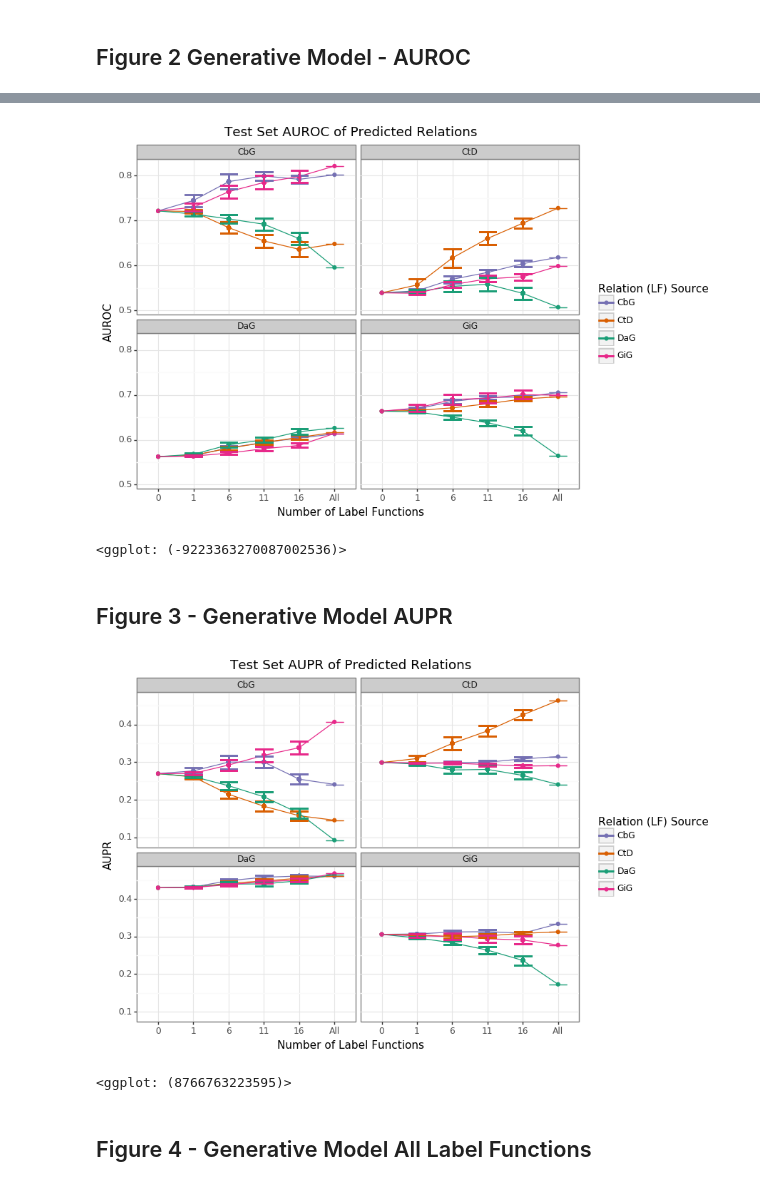
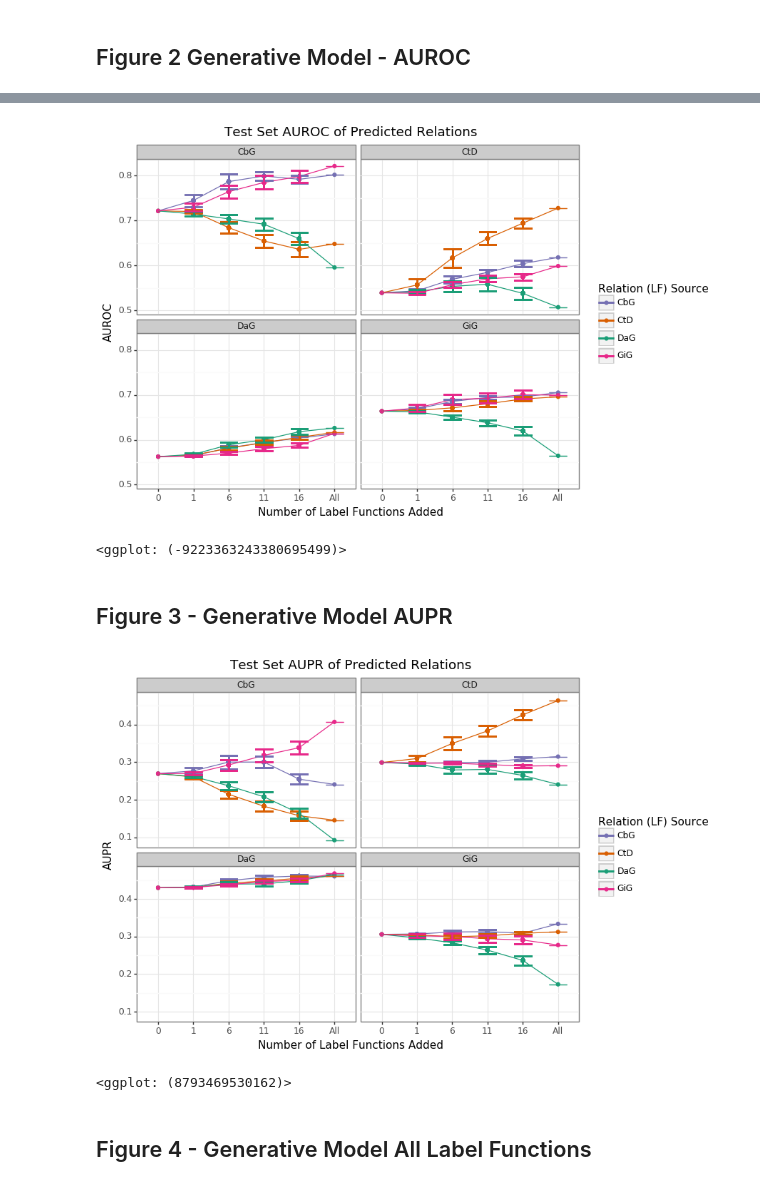
Before and after one commit to greenelab/snorkeling-full-text, a Jupyter notebook: figure_generation/01_figure_generation.ipynb, the cells around one changed output, grey strips where cells are left out. Drawn from its saved outputs; the diff is of its cells as text; code cells hidden in the pictures.

```diff
--- a/figure_generation/01_figure_generation.ipynb
+++ b/figure_generation/01_figure_generation.ipynb
@@ -54,37 +59,38 @@ gen_model_performance_df >> ply.slice_rows(10)
 # %%
 g = (
     p9.ggplot(
         gen_model_performance_df
         >> ply.query("data_source=='abstract'")
         >> ply.query("model=='test'")
     )
     + p9.aes(
         x="lf_num",
         y="auroc_mean",
         ymin="auroc_lower_ci",
         ymax="auroc_upper_ci",
         group="label_source",
         color="label_source",
     )
     + p9.geom_point()
     + p9.geom_line()
     + p9.geom_errorbar()
     + p9.facet_wrap("~ prediction_label")
     + p9.theme_bw()
     + p9.theme(figure_size=(8, 6))
     + p9.scale_color_manual(values=color_map)
     + p9.labs(
-        title="Test Set AUROC of Predicted Relations", color="Relation (LF) Source"
+        title="Test Set AUROC of Predicted Relations",
+        color="Relation (LF) Source",
+        x="Number of Label Functions Added",
+        y="AUROC",
     )
-    + p9.xlab("Number of Label Functions")
-    + p9.ylab("AUROC")
 )
 g.save("output/figure_two.svg")
 g.save("output/figure_two.png", dpi=300)
 print(g)
 # %% [output]
-[figure, old version]
+[figure, new version]
-<ggplot: (-9223363270087002536)>
+<ggplot: (-9223363243380695499)>
 # %% [markdown]
 ## Figure 3 - Generative Model AUPR
 # %%
@@ -110,17 +116,18 @@ g = (
     + p9.theme(figure_size=(8, 6))
     + p9.scale_color_manual(values=color_map)
     + p9.labs(
-        title="Test Set AUPR of Predicted Relations", color="Relation (LF) Source"
+        title="Test Set AUPR of Predicted Relations",
+        color="Relation (LF) Source",
+        x="Number of Label Functions Added",
+        y="AUPR",
     )
-    + p9.xlab("Number of Label Functions")
-    + p9.ylab("AUPR")
 )
 g.save("output/figure_three.svg")
 g.save("output/figure_three.png", dpi=300)
 print(g)
 # %% [output]
-[figure, old version]
+[figure, new version]
-<ggplot: (8766763223595)>
+<ggplot: (8793469530162)>
 # %% [markdown]
 ## Figure 4 - Generative Model All Label Functions
 # %%
```
Also changed, not shown: parts of 7 cells of this notebook, 15 other files.
